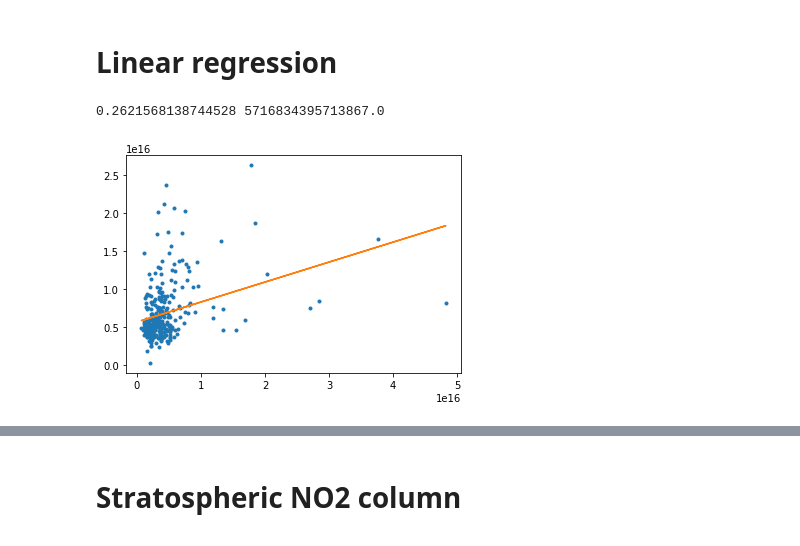
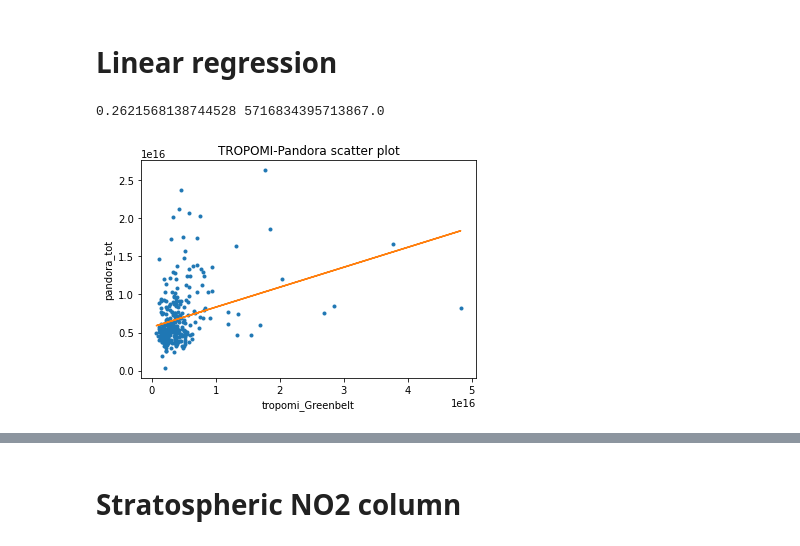
Before and after one commit to qdzhu/ACES, a Jupyter notebook: TROPOMI_Pandora_comparison.ipynb, the cells around one changed output, grey strips where cells are left out. Saved outputs shown, nothing was run; the diff lists cells and outputs as text; code cells hidden in the pictures.

```diff
--- a/TROPOMI_Pandora_comparison.ipynb
+++ b/TROPOMI_Pandora_comparison.ipynb
@@ -477,12 +498,15 @@ print(r2_score(Greenbelt_pa_trop['NO2_trop_col'],tropomi_Greenbelt_interp))
 # %%
 #TROPOMI and Pandora(NO2_tot_col)
 m, b = np.polyfit(r2[0],r2['2'], 1)
 print(m,b)
 
 # plot the original data points as well as the line of best fit
 plt.plot(r2[0],r2['2'],".")
 plt.plot(r2[0], b + m * r2[0], '-')
+plt.xlabel('tropomi_Greenbelt')
+plt.ylabel('pandora_tot')
+plt.title('TROPOMI-Pandora scatter plot')
 plt.show()
 # %% [output]
 0.2621568138744528 5716834395713867.0
-[figure, old version]
+[figure, new version]
```
Also changed, not shown: parts of 17 cells of this notebook.
